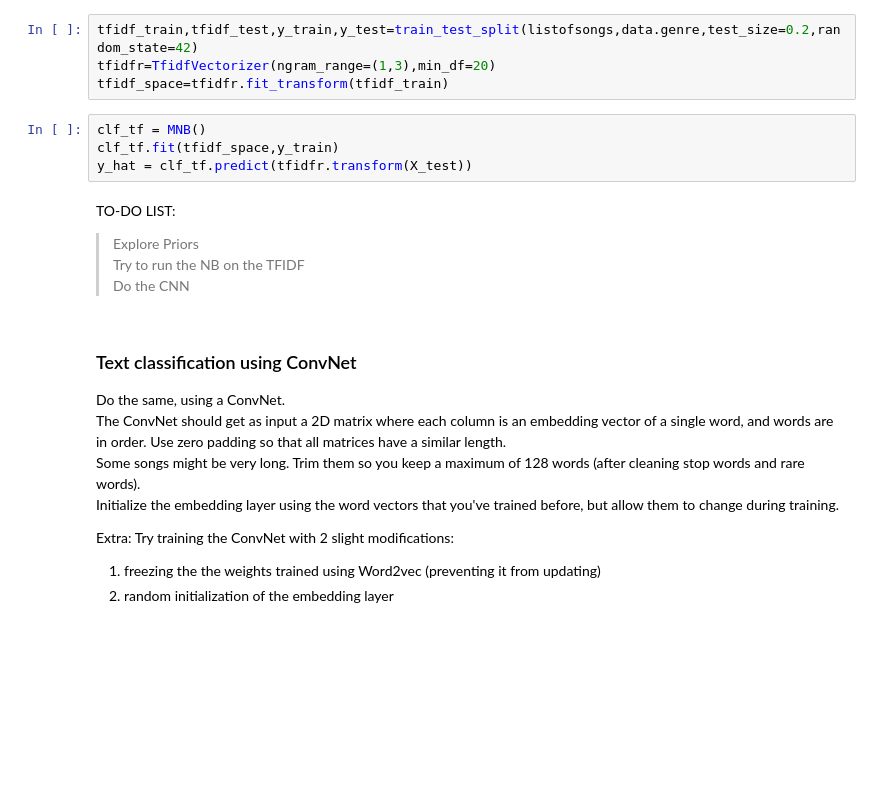
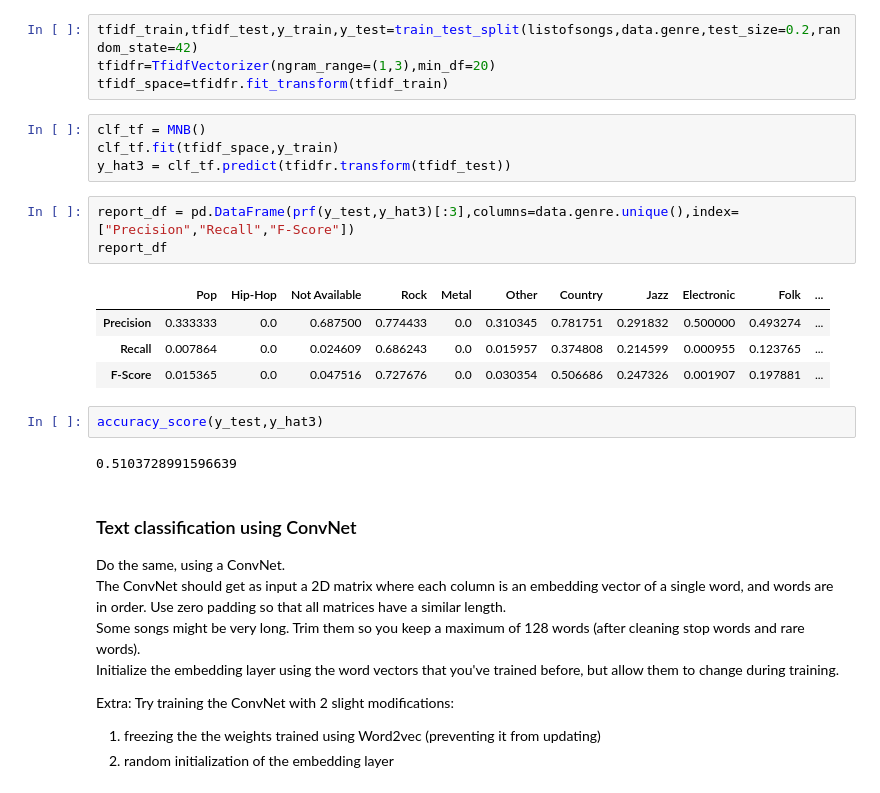
Before and after one commit to Hernanros/Y_Data_DL, a Jupyter notebook: [HW#3]Word_embeddings/DL_word_embedding_assignment.ipynb, the cells around one changed output. Drawn from its saved outputs; the diff is of its cells as text; blank space fills up the shorter version.

```diff
--- a/[HW#3]Word_embeddings/DL_word_embedding_assignment.ipynb
+++ b/[HW#3]Word_embeddings/DL_word_embedding_assignment.ipynb
@@ -738,12 +749,19 @@ tfidf_space=tfidfr.fit_transform(tfidf_train)
 # %%
 clf_tf = MNB()
 clf_tf.fit(tfidf_space,y_train)
-y_hat = clf_tf.predict(tfidfr.transform(X_test))
+y_hat3 = clf_tf.predict(tfidfr.transform(tfidf_test))
-# %% [markdown]
-TO-DO LIST:
-> Explore Priors <br>
-> Try to run the NB on the TFIDF <br>
-> Do the CNN
+# %%
+report_df = pd.DataFrame(prf(y_test,y_hat3)[:3],columns=data.genre.unique(),index=["Precision","Recall","F-Score"])
+report_df
+# %% [output]
+|  | Pop | Hip-Hop | Not Available | Rock | Metal | Other | Country | Jazz | Electronic | Folk | ... |
+| Precision | 0.333333 | 0.0 | 0.687500 | 0.774433 | 0.0 | 0.310345 | 0.781751 | 0.291832 | 0.500000 | 0.493274 | ... |
+| Recall | 0.007864 | 0.0 | 0.024609 | 0.686243 | 0.0 | 0.015957 | 0.374808 | 0.214599 | 0.000955 | 0.123765 | ... |
+| F-Score | 0.015365 | 0.0 | 0.047516 | 0.727676 | 0.0 | 0.030354 | 0.506686 | 0.247326 | 0.001907 | 0.197881 | ... |
+# %%
+accuracy_score(y_test,y_hat3)
+# %% [output]
+0.5103728991596639
 # %% [markdown]
 ### Text classification using ConvNet
 Do the same, using a ConvNet.
```
Also changed, not shown: parts of 26 cells of this notebook.
